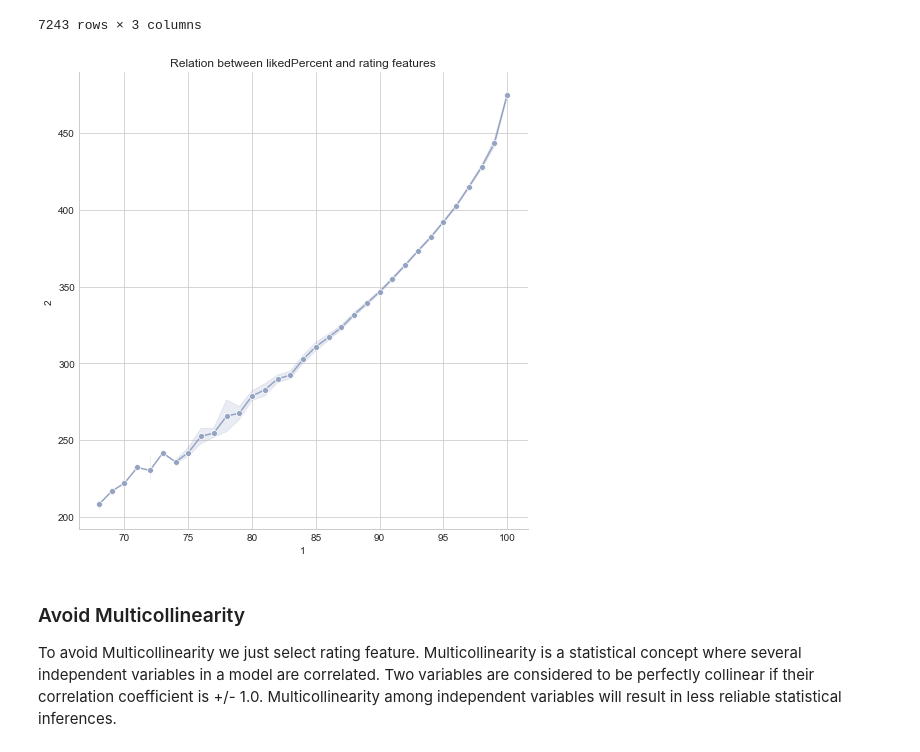
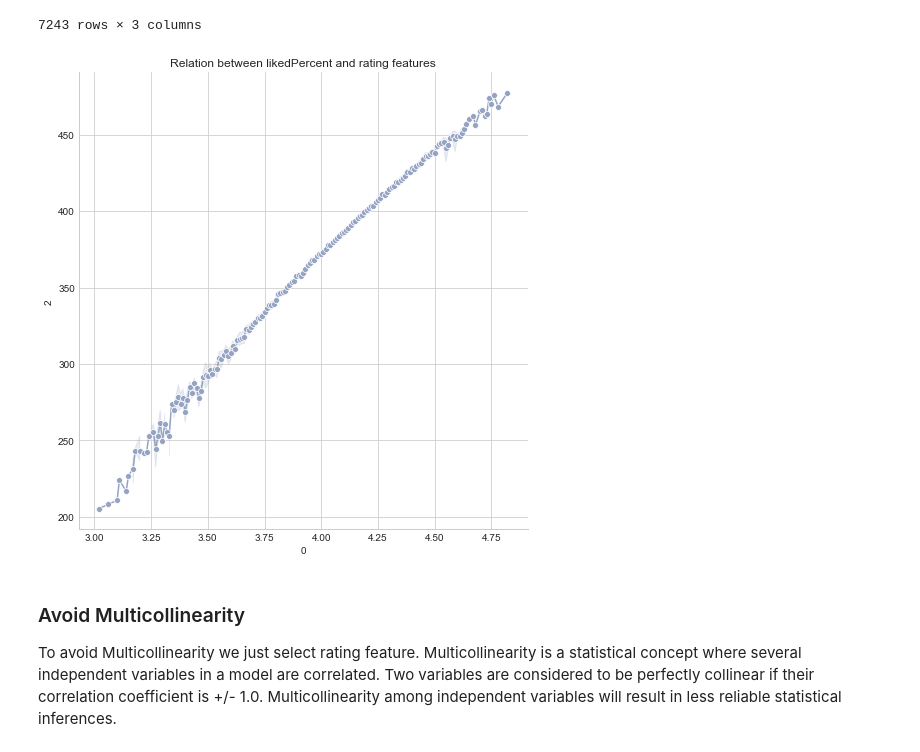
Before and after one commit to alexisflipo/3b, a Jupyter notebook: app/ml/clean_book_recommendation_system.ipynb, the cells around one changed output. Saved outputs shown, nothing was run; the diff lists cells and outputs as text; code cells hidden in the pictures.

```diff
--- a/app/ml/clean_book_recommendation_system.ipynb
+++ b/app/ml/clean_book_recommendation_system.ipynb
@@ -472,14 +508,14 @@ x_poly
 7243 rows × 3 columns
 # %%
 ax = sns.relplot(
-                 x=x_poly[1],
+                 x=x_poly[0],
                  y=x_poly[2],
                  color = '#95a3c3',
                  sizes=(400, 600),
                  height=7,
                  marker='o', kind="line").set(title='Relation between likedPercent and rating features')
 # %% [output]
-[figure, old version]
+[figure, new version]
 # %% [markdown]
 ### Avoid Multicollinearity
 To avoid Multicollinearity we just select rating feature. Multicollinearity is a statistical concept where several independent variables in a model are correlated. Two variables are considered to be perfectly collinear if their correlation coefficient is +/- 1.0. Multicollinearity among independent variables will result in less reliable statistical inferences.
```
Also changed, not shown: parts of 21 cells of this notebook, 2 other files.
